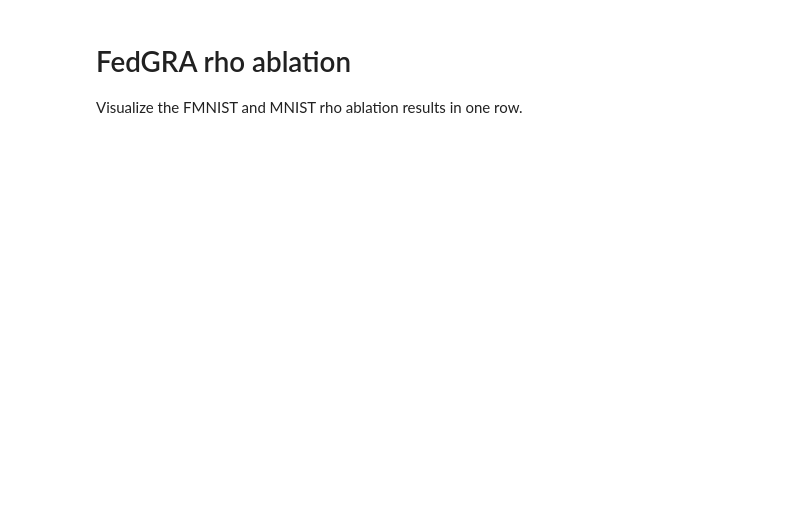
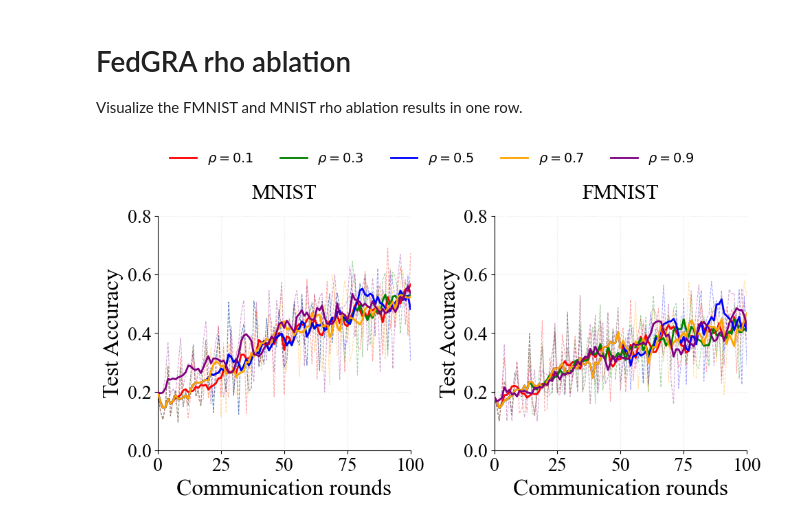
Before and after one commit to shuaijunchenex/paper_experiment_record, a Jupyter notebook: fedgra/ablation_study/rho/plot_ablation_rho.ipynb, the cells around one changed output. Saved outputs shown, nothing was run; the diff lists cells and outputs as text; code cells hidden in the pictures; blank space fills up the shorter version.

```diff
--- a/fedgra/ablation_study/rho/plot_ablation_rho.ipynb
+++ b/fedgra/ablation_study/rho/plot_ablation_rho.ipynb
@@ -20,19 +20,18 @@ else:
 # %%
 fig, axes, runs = plot_rho_ablation_mnist_fmnist(
     base_dir=base_dir,
-    datasets=("mnist", "fmnist"),  # left to right: MNIST, FMNIST
     metric="accuracy",
     smooth_window=5,
     plot_raw=True,
     figsize=(10, 5),
     legend_ncol=5,
-    raw_linestyle="--",
-    raw_zorder=1,
-    line_zorder=3,
     legend_fontsize=14,
+    y_lims=((0, 0.8), (0, 0.8)),
     legend_bbox_to_anchor=(0.5, 1.09),
     output_prefix=base_dir / "ablation_rho_mnist_fmnist",
     show=True,
 )
+# %% [output]
+[figure, added]
 # %%
 {dataset: list(rho_runs.keys()) for dataset, rho_runs in runs.items()}
```
Also changed, not shown: 34 other files.
